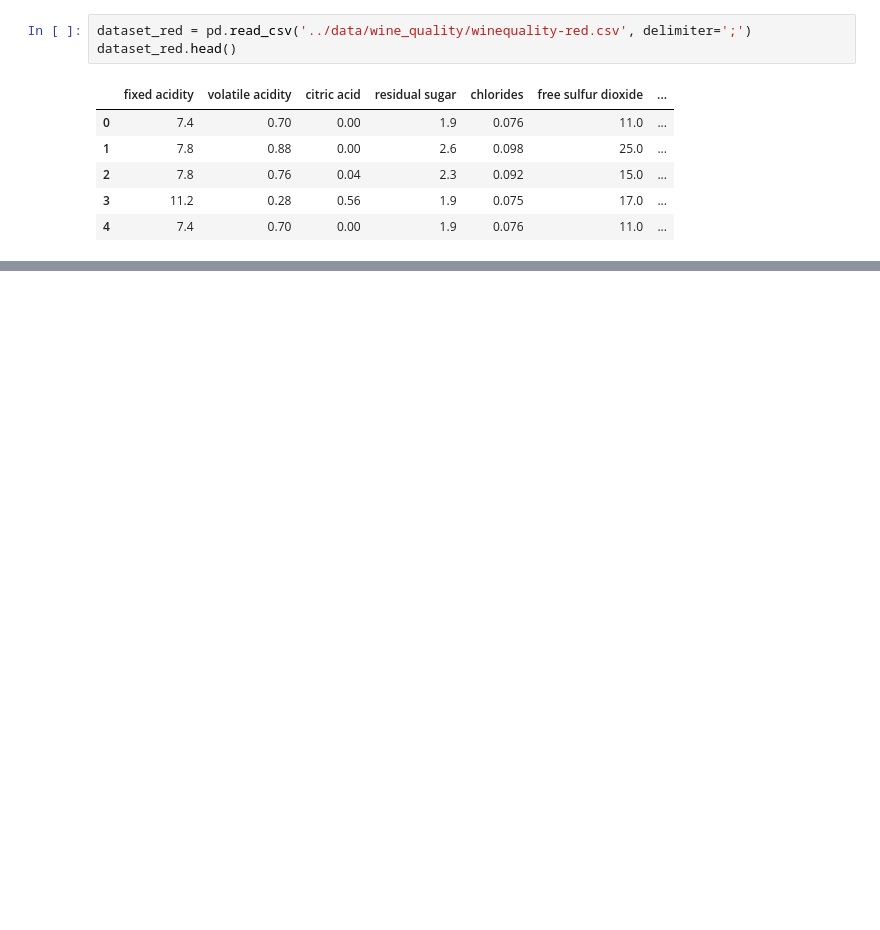
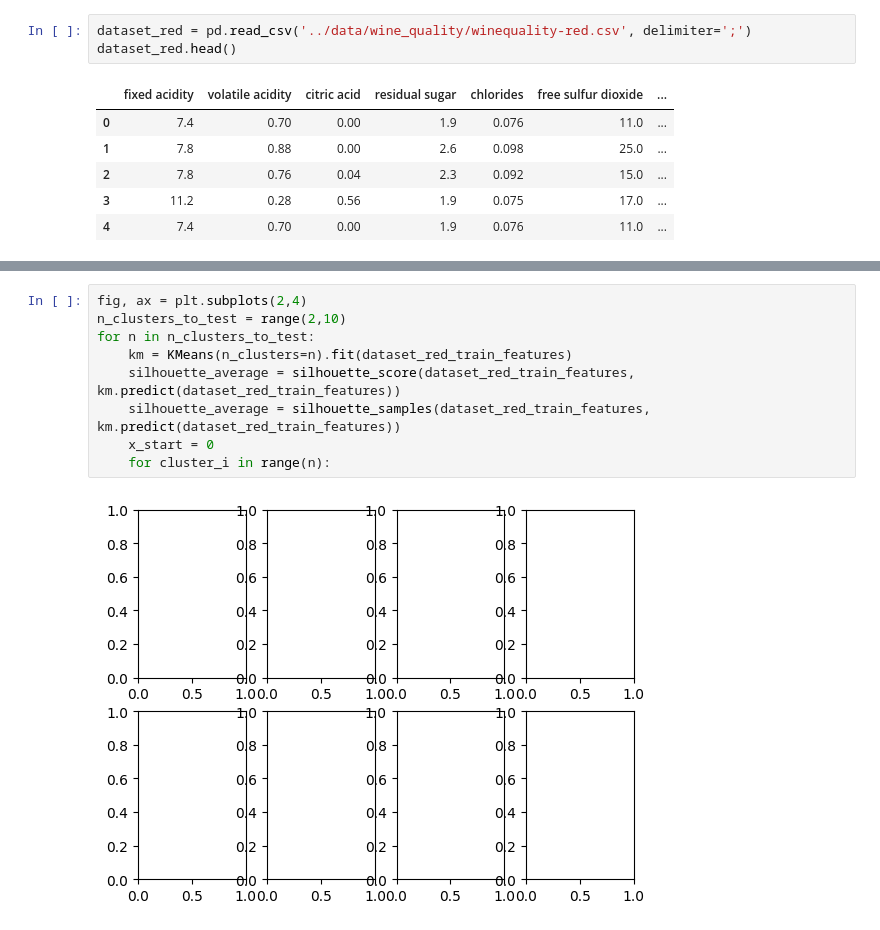
Before and after one commit to lavima/itf31519_2025, a Jupyter notebook: processing_analysis_and_unsupervised/workshop0810.ipynb, the cells around one changed output, grey strips where cells are left out. Cells and saved outputs as stored; diff of their text form; blank space fills up the shorter version.

```diff
--- a/processing_analysis_and_unsupervised/workshop0810.ipynb
+++ b/processing_analysis_and_unsupervised/workshop0810.ipynb
@@ -36,0 +71,11 @@ def evaluate_external(model, X, y):
+# %%
+fig, ax = plt.subplots(2,4)
+n_clusters_to_test = range(2,10)
+for n in n_clusters_to_test:
+    km = KMeans(n_clusters=n).fit(dataset_red_train_features)
+    silhouette_average = silhouette_score(dataset_red_train_features, km.predict(dataset_red_train_features))
+    silhouette_average = silhouette_samples(dataset_red_train_features, km.predict(dataset_red_train_features))
+    x_start = 0
+    for cluster_i in range(n):
+# %% [output]
+[figure, added]
```
Also changed, not shown: parts of 6 cells of this notebook.
